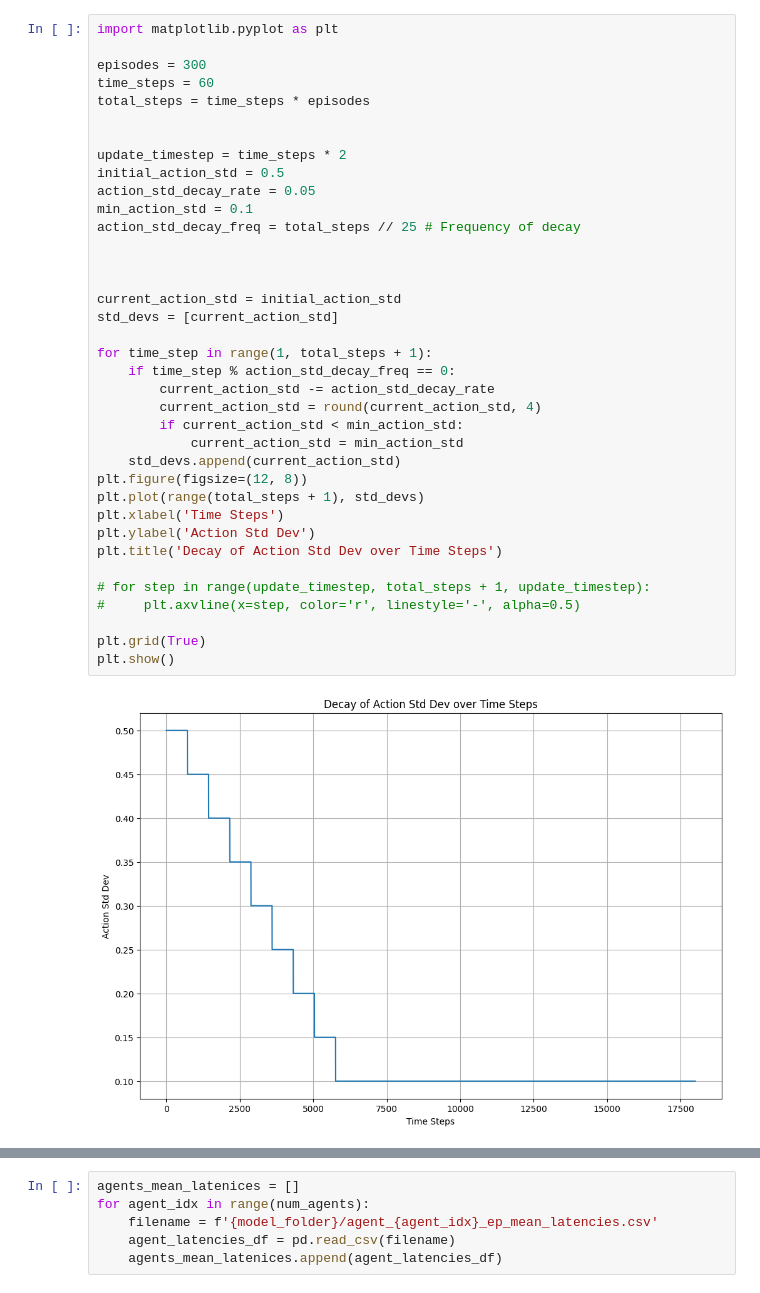
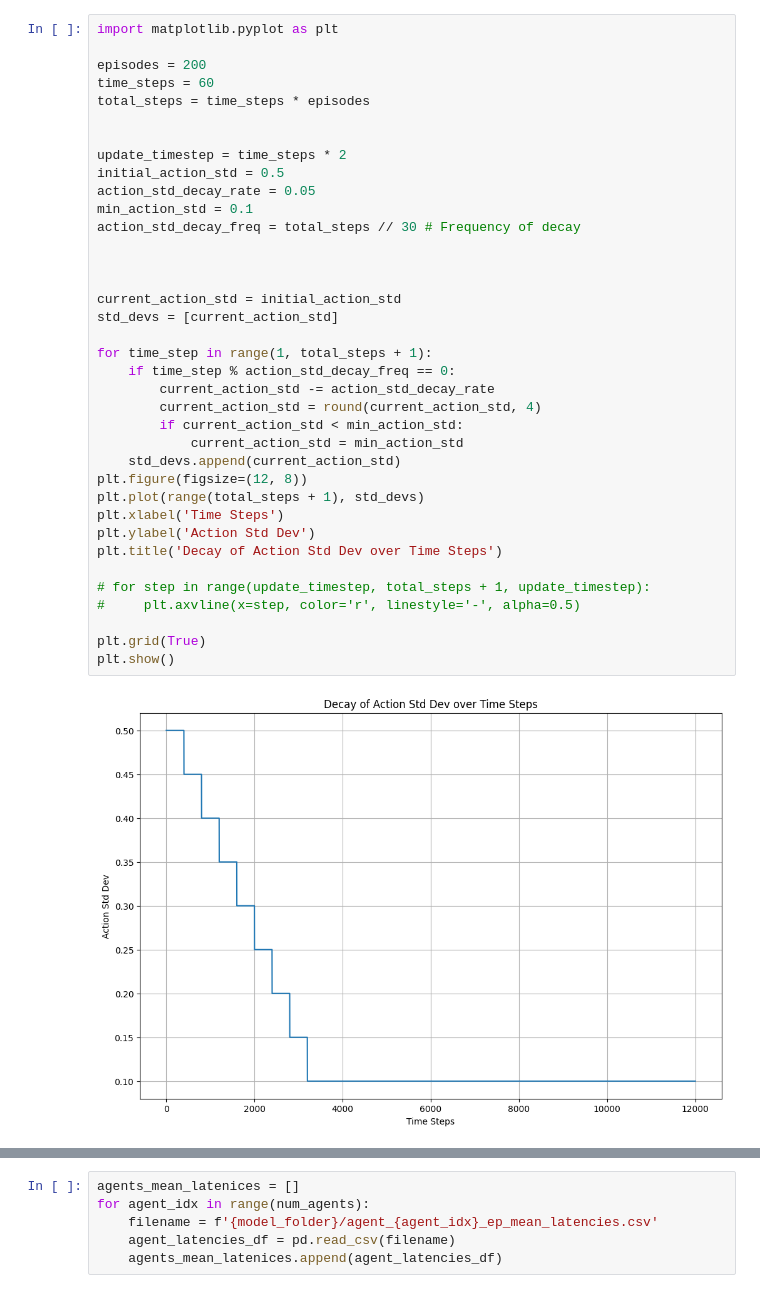
Before and after one commit to sensorlab/agent-edgeautoscaling, a Jupyter notebook: notebooks/visualize_ppo_training.ipynb, the cells around one changed output, grey strips where cells are left out. Saved outputs shown, nothing was run; the diff lists cells and outputs as text.

```diff
--- a/notebooks/visualize_ppo_training.ipynb
+++ b/notebooks/visualize_ppo_training.ipynb
@@ -1,42 +1,42 @@
 # %%
 import matplotlib.pyplot as plt
 
-episodes = 300
+episodes = 200
 time_steps = 60
 total_steps = time_steps * episodes
 
 
 update_timestep = time_steps * 2
 initial_action_std = 0.5
 action_std_decay_rate = 0.05
 min_action_std = 0.1
-action_std_decay_freq = total_steps // 25 # Frequency of decay
+action_std_decay_freq = total_steps // 30 # Frequency of decay
 
 
 
 current_action_std = initial_action_std
 std_devs = [current_action_std]
 
 for time_step in range(1, total_steps + 1):
     if time_step % action_std_decay_freq == 0:
         current_action_std -= action_std_decay_rate
         current_action_std = round(current_action_std, 4)
         if current_action_std < min_action_std:
             current_action_std = min_action_std
     std_devs.append(current_action_std)
 plt.figure(figsize=(12, 8))
 plt.plot(range(total_steps + 1), std_devs)
 plt.xlabel('Time Steps')
 plt.ylabel('Action Std Dev')
 plt.title('Decay of Action Std Dev over Time Steps')
 
 # for step in range(update_timestep, total_steps + 1, update_timestep):
 #     plt.axvline(x=step, color='r', linestyle='-', alpha=0.5)
 
 plt.grid(True)
 plt.show()
 # %% [output]
-[figure, old version]
+[figure, new version]
 # %%
 import pandas as pd
 import matplotlib.pyplot as plt
```
Also changed, not shown: parts of 11 cells of this notebook, 8 other files.
